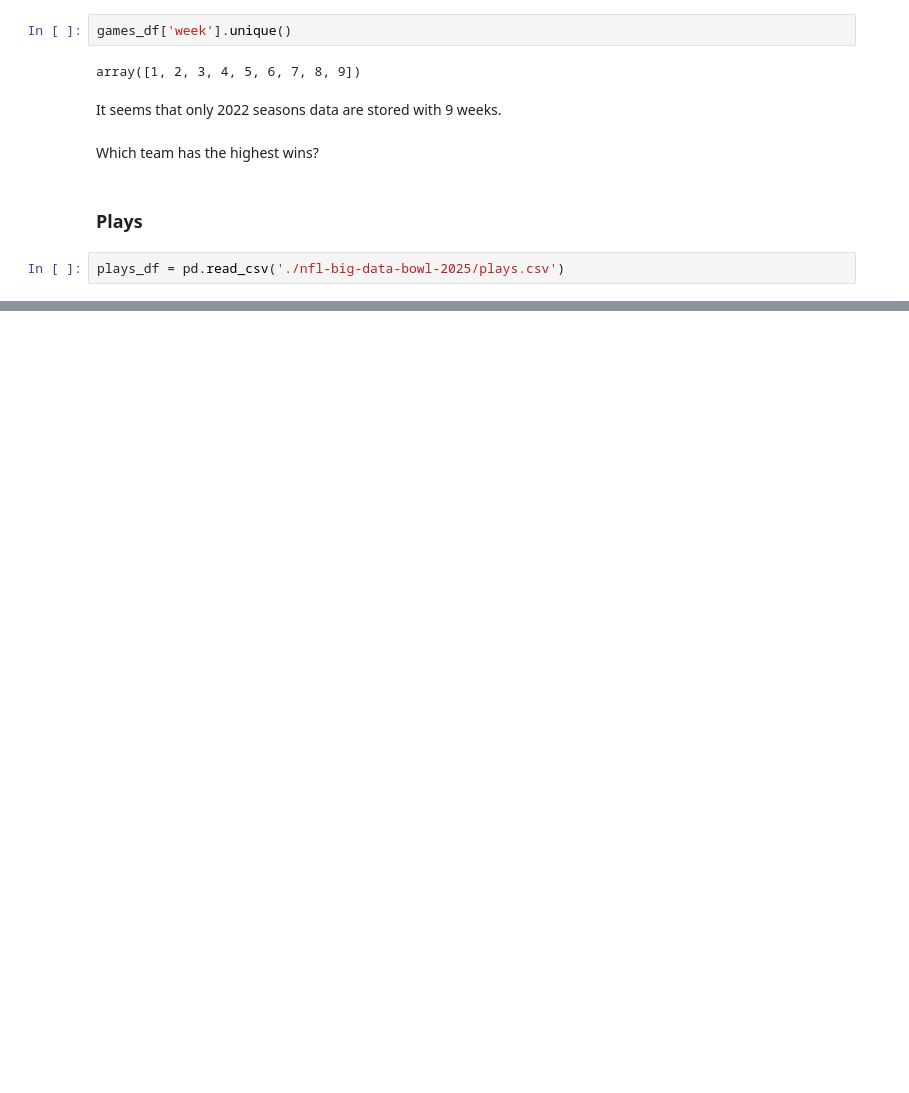
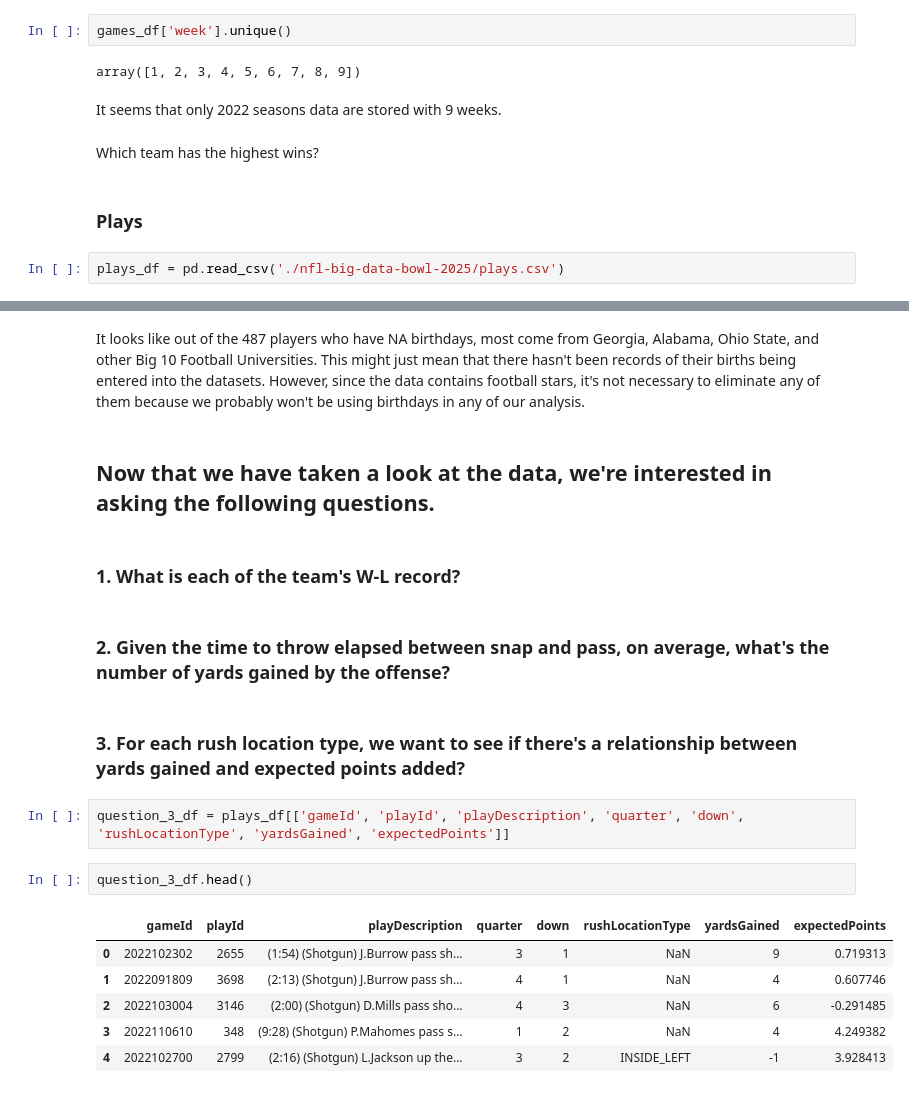
Before and after one commit to klam912/nfl-dashboard, a Jupyter notebook: analysis.ipynb, the cells around one changed output, grey strips where cells are left out. Cells and saved outputs as stored; diff of their text form; blank space fills up the shorter version.

```diff
--- a/analysis.ipynb
+++ b/analysis.ipynb
@@ -105,0 +211,21 @@ plays_df = pd.read_csv('./nfl-big-data-bowl-2025/plays.csv')
+# %% [markdown]
+It looks like out of the 487 players who have NA birthdays, most come from Georgia, Alabama, Ohio State, and other Big 10 Football Universities. This might just mean that there hasn't been records of their births being entered into the datasets. However, since the data contains football stars, it's not necessary to eliminate any of them because we probably won't be using birthdays in any of our analysis.
+# %% [markdown]
+## Now that we have taken a look at the data, we're interested in asking the following questions.
+# %% [markdown]
+### 1. What is each of the team's W-L record?
+# %% [markdown]
+### 2. Given the time to throw elapsed between snap and pass, on average, what's the number of yards gained by the offense?
+# %% [markdown]
+### 3. For each rush location type, we want to see if there's a relationship between yards gained and expected points added?
+# %%
+question_3_df = plays_df[['gameId', 'playId', 'playDescription', 'quarter', 'down', 'rushLocationType', 'yardsGained', 'expectedPoints']]
+# %%
+question_3_df.head()
+# %% [output]
+|  | gameId | playId | playDescription | quarter | down | rushLocationType | yardsGained | expectedPoints |
+| 0 | 2022102302 | 2655 | (1:54) (Shotgun) J.Burrow pass sh... | 3 | 1 | NaN | 9 | 0.719313 |
+| 1 | 2022091809 | 3698 | (2:13) (Shotgun) J.Burrow pass sh... | 4 | 1 | NaN | 4 | 0.607746 |
+| 2 | 2022103004 | 3146 | (2:00) (Shotgun) D.Mills pass sho... | 4 | 3 | NaN | 6 | -0.291485 |
+| 3 | 2022110610 | 348 | (9:28) (Shotgun) P.Mahomes pass s... | 1 | 2 | NaN | 4 | 4.249382 |
+| 4 | 2022102700 | 2799 | (2:16) (Shotgun) L.Jackson up the... | 3 | 2 | INSIDE_LEFT | -1 | 3.928413 |
```
Also changed, not shown: parts of 19 cells of this notebook, 1 other file.
